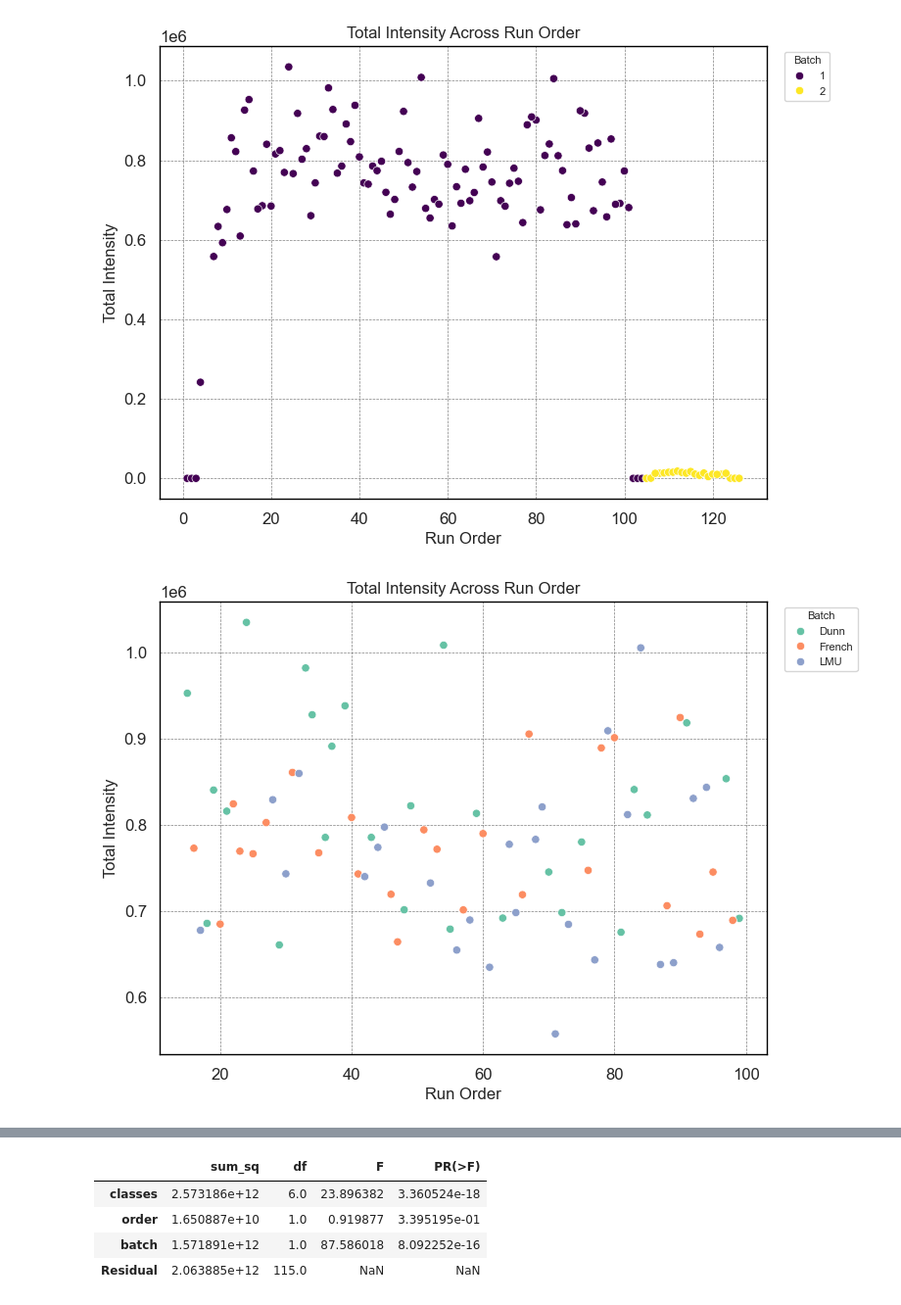
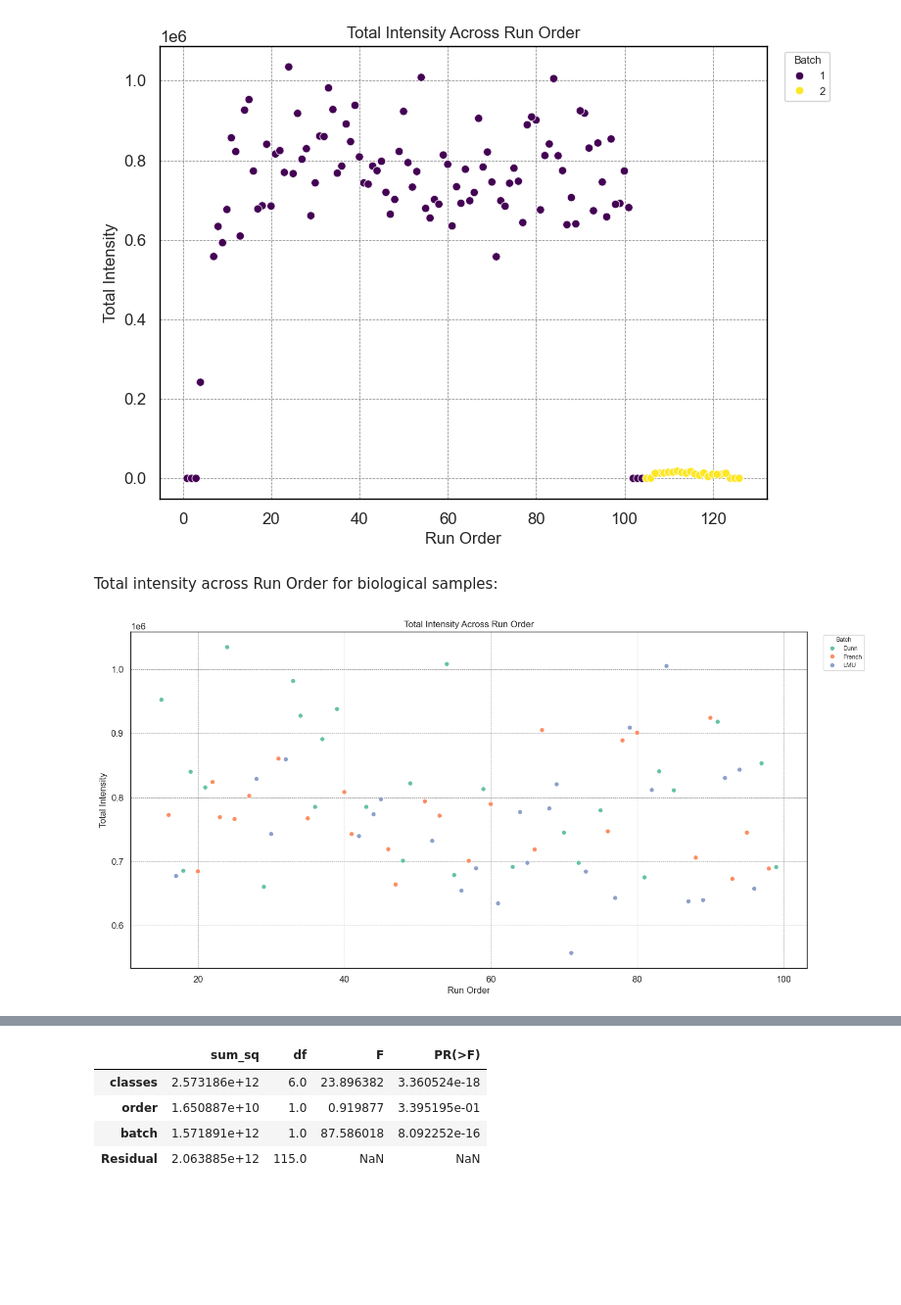
Before and after one commit to AliSaadatV/glycan_analysis, a Jupyter notebook: task1/notebooks/01_EDA.ipynb, the cells around one changed output, grey strips where cells are left out. Shown: that part at 98% size. Saved outputs shown, nothing was run; the diff lists cells and outputs as text; code cells hidden in the pictures; blank space fills up the shorter version.

```diff
--- a/task1/notebooks/01_EDA.ipynb
+++ b/task1/notebooks/01_EDA.ipynb
@@ -545,14 +598,16 @@ plt.savefig(f"{config['paths']['figures_dir']}/intensity_by_order.png")
 plt.show()
 # %% [output]
 [figure]
+# %% [markdown]
+Total intensity across Run Order for biological samples:
 # %%
-plt.figure()
+plt.figure(figsize=(16, 8))
 sns.scatterplot(data=intensity_metadata[intensity_metadata['class'].isin(['LMU', 'French', 'Dunn'])], x='order', y='total_intensity', hue='class', palette='Set2')
 plt.title('Total Intensity Across Run Order')
 plt.xlabel('Run Order')
 plt.ylabel('Total Intensity')
 plt.legend(title='Batch', bbox_to_anchor=(1.02, 1), loc='upper left')
 plt.savefig(f"{config['paths']['figures_dir']}/intensity_by_order_biosamples.png")
 plt.show()
 # %% [output]
-[figure, old version]
+[figure, new version]
```
Also changed, not shown: parts of 32 cells of this notebook, 25 other files.
